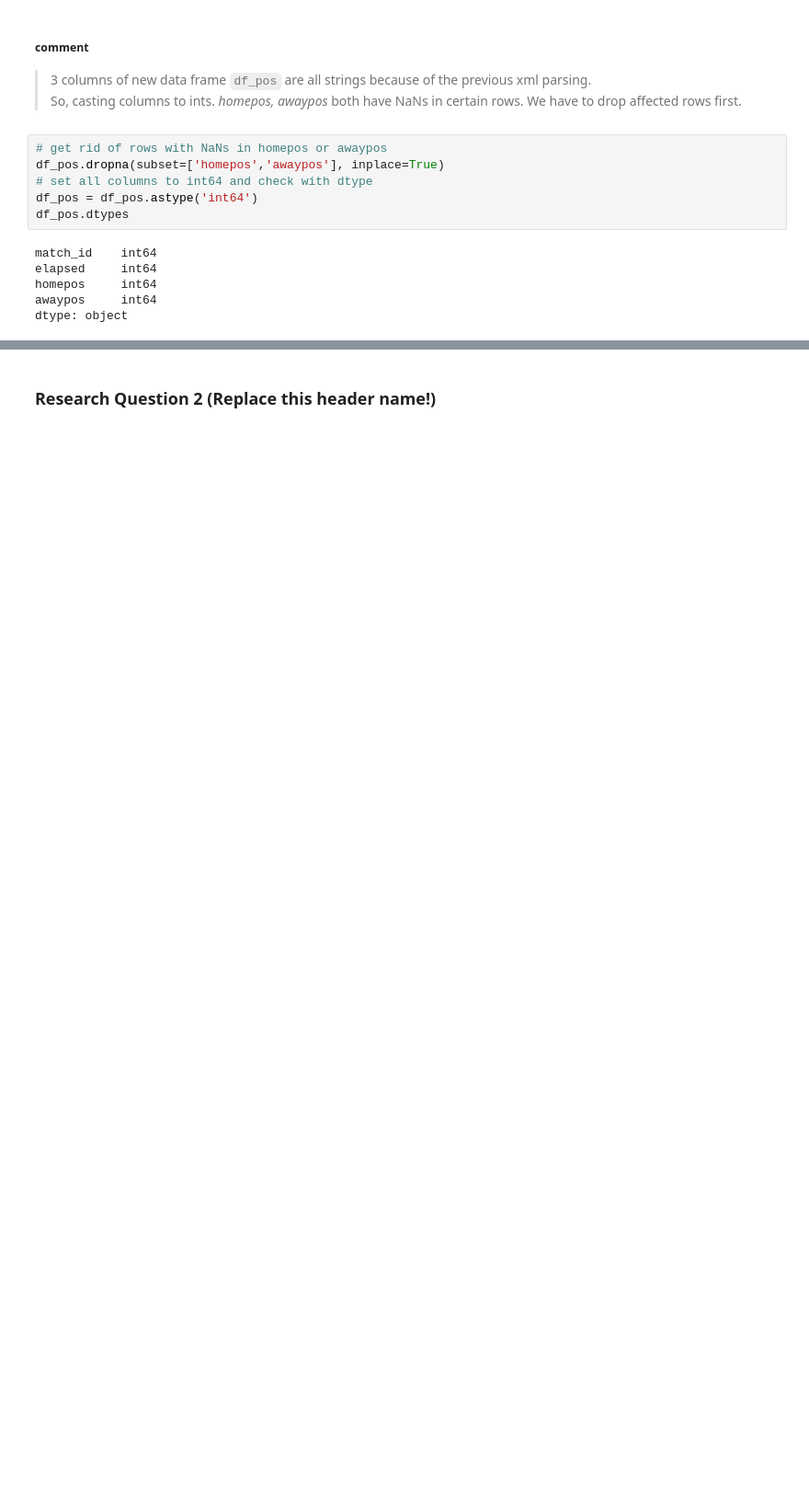
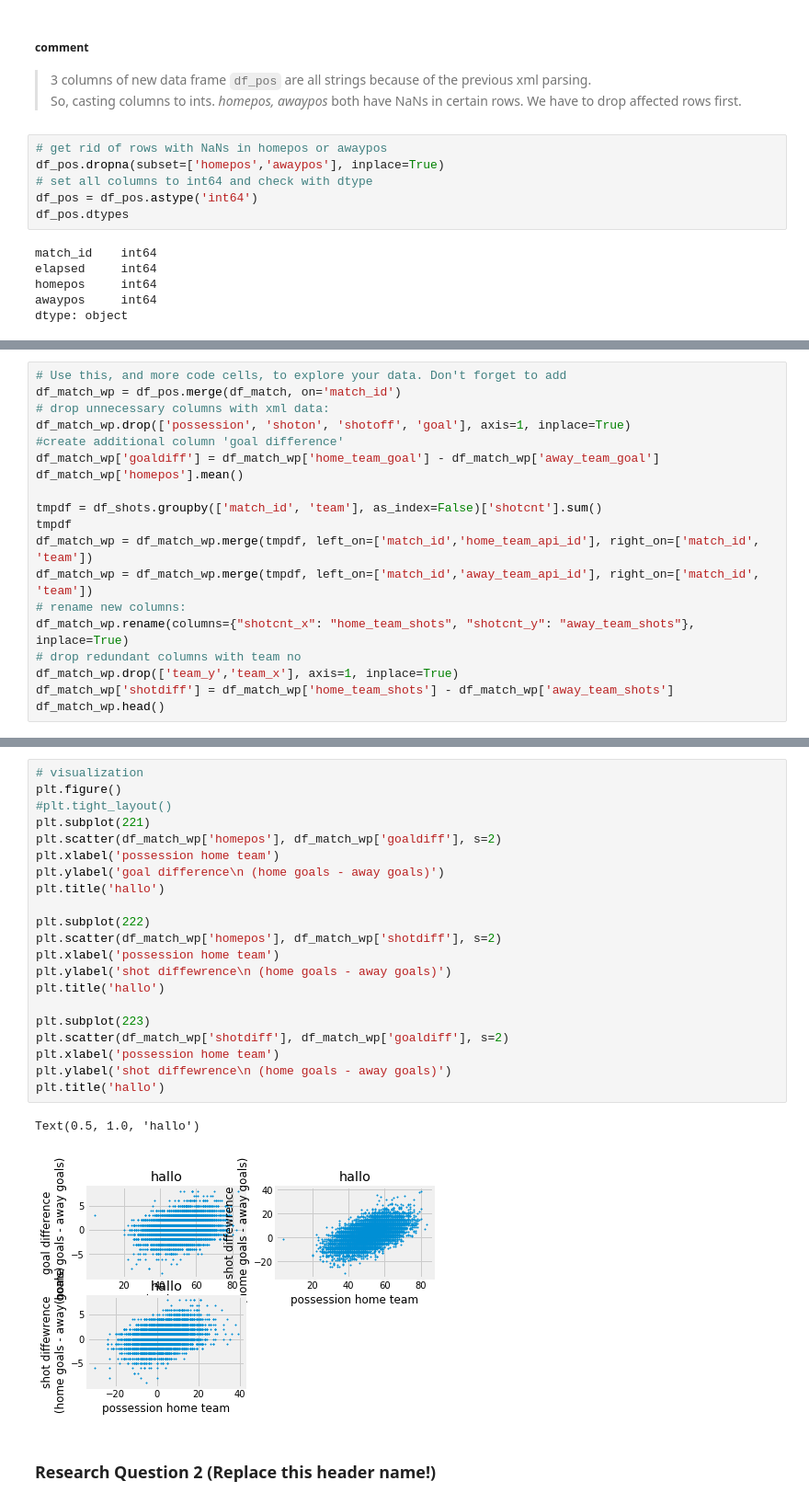
Before and after one commit to normannexo/jupyter_data_science, a Jupyter notebook: Soccer project.ipynb, the cells around one changed output, grey strips where cells are left out. Shown at 92% size. Cells and saved outputs as stored; diff of their text form; blank space fills up the shorter version.

Commit message:
multiple additions and fixes in soccer project

```diff
--- a/Soccer project.ipynb
+++ b/Soccer project.ipynb
@@ -217,0 +249,19 @@ dtype: int64
+# %%
+# Use this, and more code cells, to explore your data. Don't forget to add
+df_match_wp = df_pos.merge(df_match, on='match_id')
+# drop unnecessary columns with xml data:
+df_match_wp.drop(['possession', 'shoton', 'shotoff', 'goal'], axis=1, inplace=True)
+#create additional column 'goal difference'
+df_match_wp['goaldiff'] = df_match_wp['home_team_goal'] - df_match_wp['away_team_goal']
+df_match_wp['homepos'].mean()
+
+tmpdf = df_shots.groupby(['match_id', 'team'], as_index=False)['shotcnt'].sum()
+tmpdf
+df_match_wp = df_match_wp.merge(tmpdf, left_on=['match_id','home_team_api_id'], right_on=['match_id', 'team'])
+df_match_wp = df_match_wp.merge(tmpdf, left_on=['match_id','away_team_api_id'], right_on=['match_id', 'team'])
+# rename new columns:
+df_match_wp.rename(columns={"shotcnt_x": "home_team_shots", "shotcnt_y": "away_team_shots"}, inplace=True)
+# drop redundant columns with team no
+df_match_wp.drop(['team_y','team_x'], axis=1, inplace=True)
+df_match_wp['shotdiff'] = df_match_wp['home_team_shots'] - df_match_wp['away_team_shots']
+df_match_wp.head()
@@ -218,2 +275,26 @@ dtype: int64
+# %%
+# visualization
+plt.figure()
+#plt.tight_layout()
+plt.subplot(221)
+plt.scatter(df_match_wp['homepos'], df_match_wp['goaldiff'], s=2)
+plt.xlabel('possession home team')
+plt.ylabel('goal difference\n (home goals - away goals)')
+plt.title('hallo')
+
+plt.subplot(222)
+plt.scatter(df_match_wp['homepos'], df_match_wp['shotdiff'], s=2)
+plt.xlabel('possession home team')
+plt.ylabel('shot diffewrence\n (home goals - away goals)')
+plt.title('hallo')
+
+plt.subplot(223)
+plt.scatter(df_match_wp['shotdiff'], df_match_wp['goaldiff'], s=2)
+plt.xlabel('possession home team')
+plt.ylabel('shot diffewrence\n (home goals - away goals)')
+plt.title('hallo')
+# %% [output]
+Text(0.5, 1.0, 'hallo')
+[figure, added]
 # %% [markdown]
 ### Research Question 2  (Replace this header name!)
```
Also changed, not shown: parts of 15 cells of this notebook.
